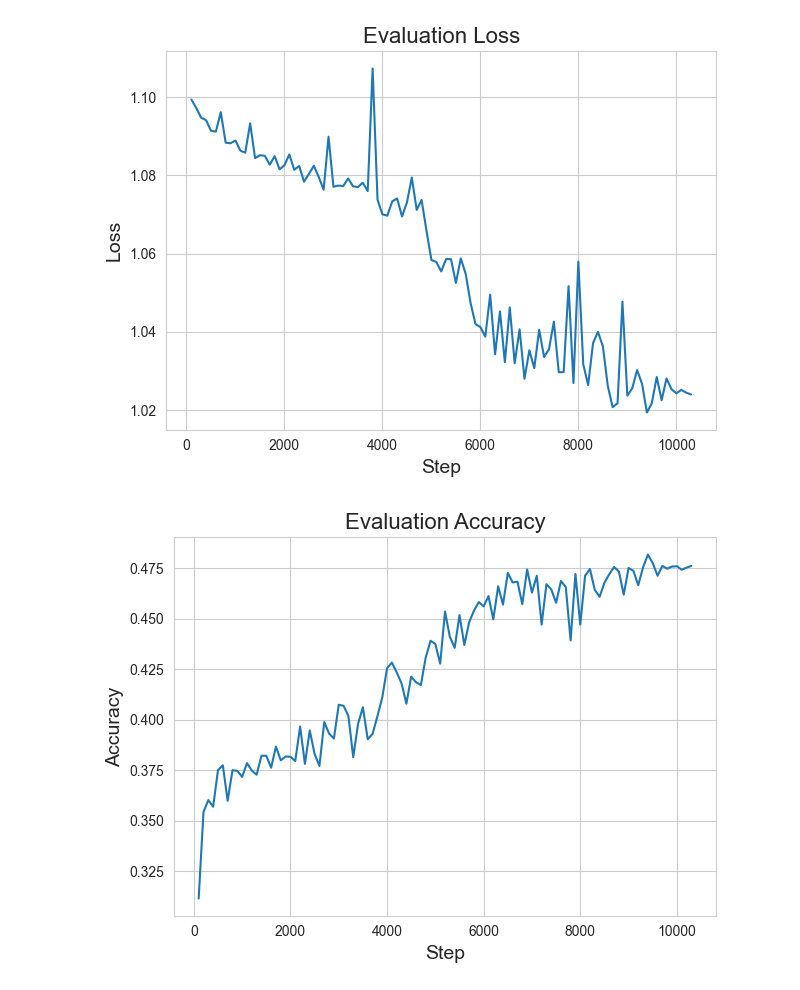
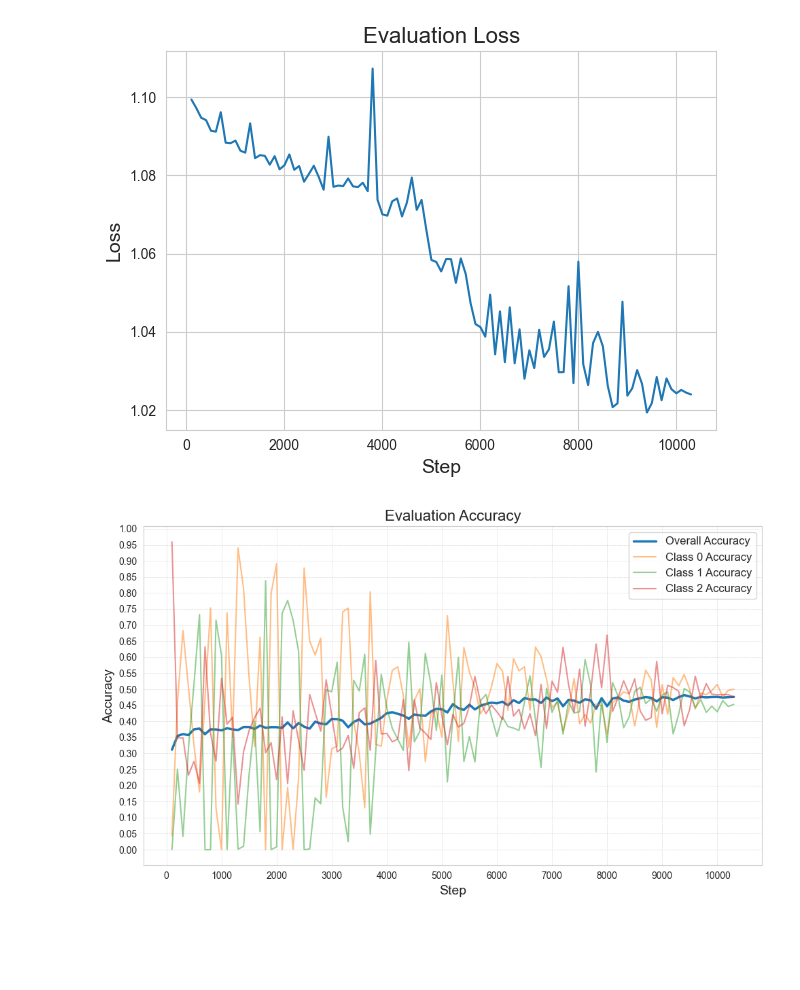
Before and after one commit to JettN/ECE-143-Group-23, a Jupyter notebook: data-visualization-for-ece143.ipynb, the cells around one changed output. Cells and saved outputs as stored; diff of their text form; code cells hidden in the pictures; blank space fills up the shorter version.

Commit message:
add classes visualizations, more docstrings

```diff
--- a/data-visualization-for-ece143.ipynb
+++ b/data-visualization-for-ece143.ipynb
@@ -1029,16 +1029,40 @@ plt.show()
 # %% [output]
 [figure]
 # %%
+import matplotlib.ticker as ticker
+
 events = ea.Scalars("eval/accuracy")
 steps = [e.step for e in events]
 vals = [e.value for e in events]
+events0 = ea.Scalars("eval/class_0_accuracy")
+steps0 = [e.step for e in events0]
+vals0 = [e.value for e in events0]
+events1 = ea.Scalars("eval/class_1_accuracy")
+steps1 = [e.step for e in events1]
+vals1 = [e.value for e in events1]
+events2 = ea.Scalars("eval/class_2_accuracy")
+steps2 = [e.step for e in events2]
+vals2 = [e.value for e in events2]
 
-plt.plot(steps, vals)
+plt.figure(figsize=(10, 6))
+plt.plot(steps, vals, label="Overall Accuracy", linewidth=2.5)
+plt.plot(steps0, vals0, label="Class 0 Accuracy", alpha=0.5)
+plt.plot(steps1, vals1, label="Class 1 Accuracy", alpha=0.5)
+plt.plot(steps2, vals2, label="Class 2 Accuracy", alpha=0.5)
+
 plt.xlabel("Step", fontsize=14)
 plt.ylabel("Accuracy", fontsize=14)
 plt.title("Evaluation Accuracy", fontsize=16)
+
+ax = plt.gca()
+ax.xaxis.set_major_locator(ticker.MultipleLocator(1000))
+ax.yaxis.set_major_locator(ticker.MultipleLocator(0.05))
+
+plt.grid(True, linestyle="--", linewidth=0.5, alpha=0.7)
+
+plt.legend(fontsize=12)
 plt.tight_layout()
-plt.savefig('visual_plot/visual_13_deberta_evaluation_accuracy.png')
+plt.savefig("visual_plot/visual_13_deberta_evaluation_accuracy.png", dpi=300)
 plt.show()
 # %% [output]
-[figure, old version]
+[figure, new version]
```
Also changed, not shown: 2 other files.
